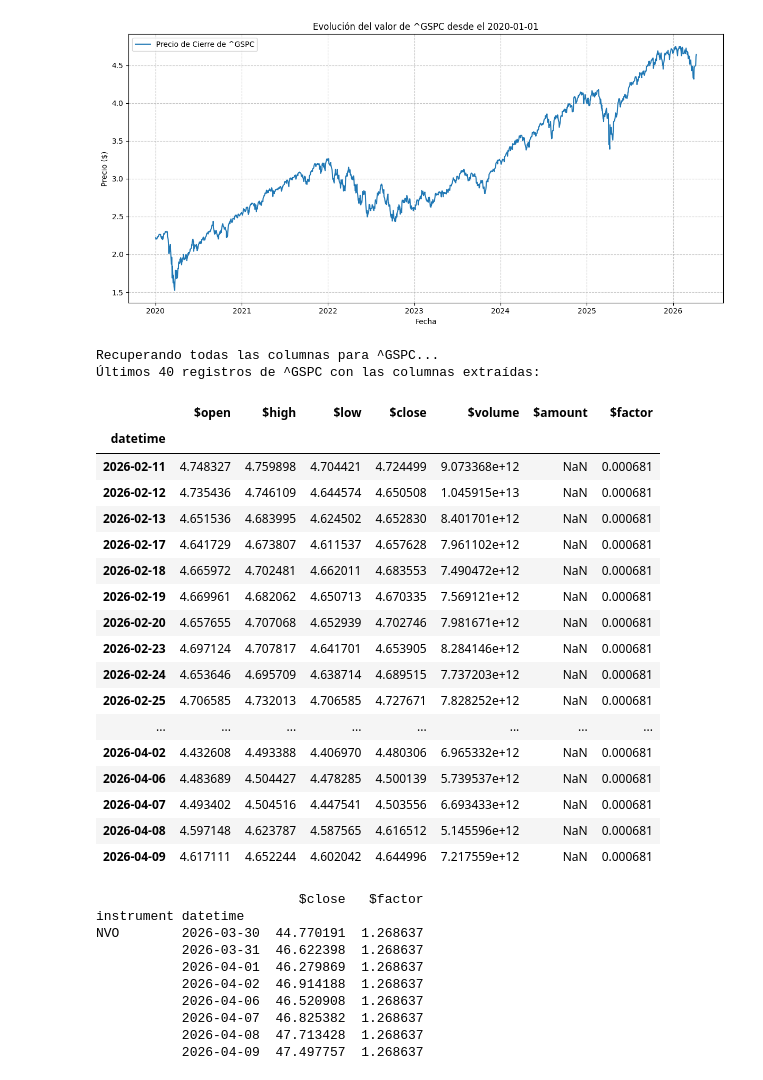
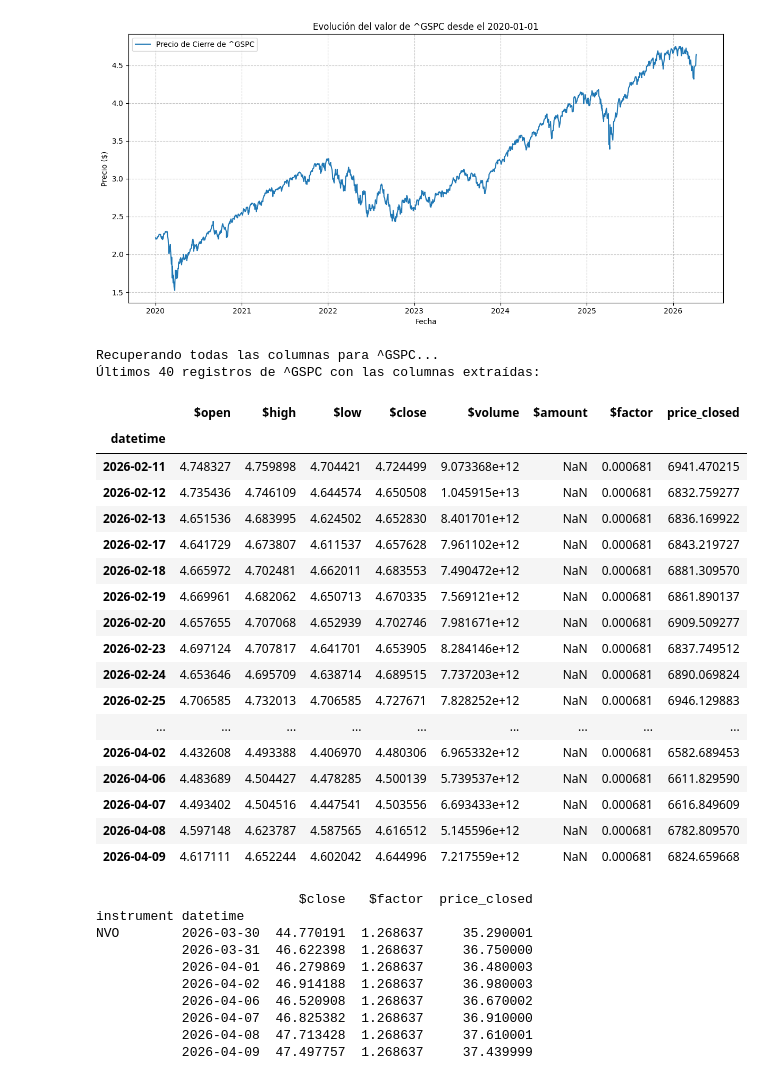
Before and after one commit to tonirodriguez/qlib, a Jupyter notebook: scripts/graph_stock.ipynb, the cells around one changed output. Cells and saved outputs as stored; diff of their text form; code cells hidden in the pictures.

```diff
--- a/scripts/graph_stock.ipynb
+++ b/scripts/graph_stock.ipynb
@@ -64,61 +64,63 @@ Recuperando datos para ^GSPC desde 2020-01-01...
 # %%
 # Configurar pandas para mostrar todas las columnas sin ocultarlas
 pd.set_option('display.max_columns', None)
 
 # Especificar las columnas (features) que queremos traer de Qlib
 instruments = [TICKER]
 fields = ['$open', '$high', '$low', '$close', '$volume', '$amount', '$factor']
 
 print(f"Recuperando todas las columnas para {TICKER}...")
 df_all = D.features(instruments, fields, start_time=START_DATE)
 
 if df_all is not None and not df_all.empty:
     # Qlib devuelve un MultiIndex, seleccionamos el ticker en cuestión
     df_ticker_all = df_all.loc[TICKER]
+    df_ticker_all['price_closed'] = df_ticker_all['$close'] / df_ticker_all['$factor']
 
     # Extraer exactamente los últimos 40 registros
     df_40 = df_ticker_all.tail(40)
 
     print(f"Últimos 40 registros de {TICKER} con las columnas extraídas:")
     display(df_40)
 else:
     print(f"No se encontraron datos para {TICKER}.")
 # %% [output]
 Recuperando todas las columnas para ^GSPC...
 Últimos 40 registros de ^GSPC con las columnas extraídas:
-|  | $open | $high | $low | $close | $volume | $amount | $factor |
-| datetime |  |  |  |  |  |  |  |
-| 2026-02-11 | 4.748327 | 4.759898 | 4.704421 | 4.724499 | 9.073368e+12 | NaN | 0.000681 |
-| 2026-02-12 | 4.735436 | 4.746109 | 4.644574 | 4.650508 | 1.045915e+13 | NaN | 0.000681 |
-| 2026-02-13 | 4.651536 | 4.683995 | 4.624502 | 4.652830 | 8.401701e+12 | NaN | 0.000681 |
-| 2026-02-17 | 4.641729 | 4.673807 | 4.611537 | 4.657628 | 7.961102e+12 | NaN | 0.000681 |
-| 2026-02-18 | 4.665972 | 4.702481 | 4.662011 | 4.683553 | 7.490472e+12 | NaN | 0.000681 |
-| 2026-02-19 | 4.669961 | 4.682062 | 4.650713 | 4.670335 | 7.569121e+12 | NaN | 0.000681 |
-| 2026-02-20 | 4.657655 | 4.707068 | 4.652939 | 4.702746 | 7.981671e+12 | NaN | 0.000681 |
-| 2026-02-23 | 4.697124 | 4.707817 | 4.641701 | 4.653905 | 8.284146e+12 | NaN | 0.000681 |
-| 2026-02-24 | 4.653646 | 4.695709 | 4.638714 | 4.689515 | 7.737203e+12 | NaN | 0.000681 |
-| 2026-02-25 | 4.706585 | 4.732013 | 4.706585 | 4.727671 | 7.828252e+12 | NaN | 0.000681 |
-| ... | ... | ... | ... | ... | ... | ... | ... |
-| 2026-04-02 | 4.432608 | 4.493388 | 4.406970 | 4.480306 | 6.965332e+12 | NaN | 0.000681 |
-| 2026-04-06 | 4.483689 | 4.504427 | 4.478285 | 4.500139 | 5.739537e+12 | NaN | 0.000681 |
-| 2026-04-07 | 4.493402 | 4.504516 | 4.447541 | 4.503556 | 6.693433e+12 | NaN | 0.000681 |
-| 2026-04-08 | 4.597148 | 4.623787 | 4.587565 | 4.616512 | 5.145596e+12 | NaN | 0.000681 |
-| 2026-04-09 | 4.617111 | 4.652244 | 4.602042 | 4.644996 | 7.217559e+12 | NaN | 0.000681 |
+|  | $open | $high | $low | $close | $volume | $amount | $factor | price_closed |
+| datetime |  |  |  |  |  |  |  |  |
+| 2026-02-11 | 4.748327 | 4.759898 | 4.704421 | 4.724499 | 9.073368e+12 | NaN | 0.000681 | 6941.470215 |
+| 2026-02-12 | 4.735436 | 4.746109 | 4.644574 | 4.650508 | 1.045915e+13 | NaN | 0.000681 | 6832.759277 |
+| 2026-02-13 | 4.651536 | 4.683995 | 4.624502 | 4.652830 | 8.401701e+12 | NaN | 0.000681 | 6836.169922 |
+| 2026-02-17 | 4.641729 | 4.673807 | 4.611537 | 4.657628 | 7.961102e+12 | NaN | 0.000681 | 6843.219727 |
+| 2026-02-18 | 4.665972 | 4.702481 | 4.662011 | 4.683553 | 7.490472e+12 | NaN | 0.000681 | 6881.309570 |
+| 2026-02-19 | 4.669961 | 4.682062 | 4.650713 | 4.670335 | 7.569121e+12 | NaN | 0.000681 | 6861.890137 |
+| 2026-02-20 | 4.657655 | 4.707068 | 4.652939 | 4.702746 | 7.981671e+12 | NaN | 0.000681 | 6909.509277 |
+| 2026-02-23 | 4.697124 | 4.707817 | 4.641701 | 4.653905 | 8.284146e+12 | NaN | 0.000681 | 6837.749512 |
+| 2026-02-24 | 4.653646 | 4.695709 | 4.638714 | 4.689515 | 7.737203e+12 | NaN | 0.000681 | 6890.069824 |
+| 2026-02-25 | 4.706585 | 4.732013 | 4.706585 | 4.727671 | 7.828252e+12 | NaN | 0.000681 | 6946.129883 |
+| ... | ... | ... | ... | ... | ... | ... | ... | ... |
+| 2026-04-02 | 4.432608 | 4.493388 | 4.406970 | 4.480306 | 6.965332e+12 | NaN | 0.000681 | 6582.689453 |
+| 2026-04-06 | 4.483689 | 4.504427 | 4.478285 | 4.500139 | 5.739537e+12 | NaN | 0.000681 | 6611.829590 |
+| 2026-04-07 | 4.493402 | 4.504516 | 4.447541 | 4.503556 | 6.693433e+12 | NaN | 0.000681 | 6616.849609 |
+| 2026-04-08 | 4.597148 | 4.623787 | 4.587565 | 4.616512 | 5.145596e+12 | NaN | 0.000681 | 6782.809570 |
+| 2026-04-09 | 4.617111 | 4.652244 | 4.602042 | 4.644996 | 7.217559e+12 | NaN | 0.000681 | 6824.659668 |
 # %%
 # Extraer el precio de cierre y el factor de ajuste
 df = D.features(['NVO'], ['$close', '$factor'], start_time='2026-03-30', end_time='2026-12-31')
+df['price_closed'] = df['$close'] / df['$factor']
 print(df)
 # %% [output]
-                          $close   $factor
+                          $close   $factor  price_closed
 instrument datetime
-NVO        2026-03-30  44.770191  1.268637
-           2026-03-31  46.622398  1.268637
-           2026-04-01  46.279869  1.268637
-           2026-04-02  46.914188  1.268637
-           2026-04-06  46.520908  1.268637
-           2026-04-07  46.825382  1.268637
-           2026-04-08  47.713428  1.268637
-           2026-04-09  47.497757  1.268637
+NVO        2026-03-30  44.770191  1.268637     35.290001
+           2026-03-31  46.622398  1.268637     36.750000
+           2026-04-01  46.279869  1.268637     36.480003
+           2026-04-02  46.914188  1.268637     36.980003
+           2026-04-06  46.520908  1.268637     36.670002
+           2026-04-07  46.825382  1.268637     36.910000
+           2026-04-08  47.713428  1.268637     37.610001
+           2026-04-09  47.497757  1.268637     37.439999
 # %%
 # Extraer el precio de cierre y el factor de ajuste
 df = D.features(['JPM'], ['$close', '$factor'], start_time='2026-03-30', end_time='2026-12-31')
```
Also changed, not shown: parts of 5 cells of this notebook.
